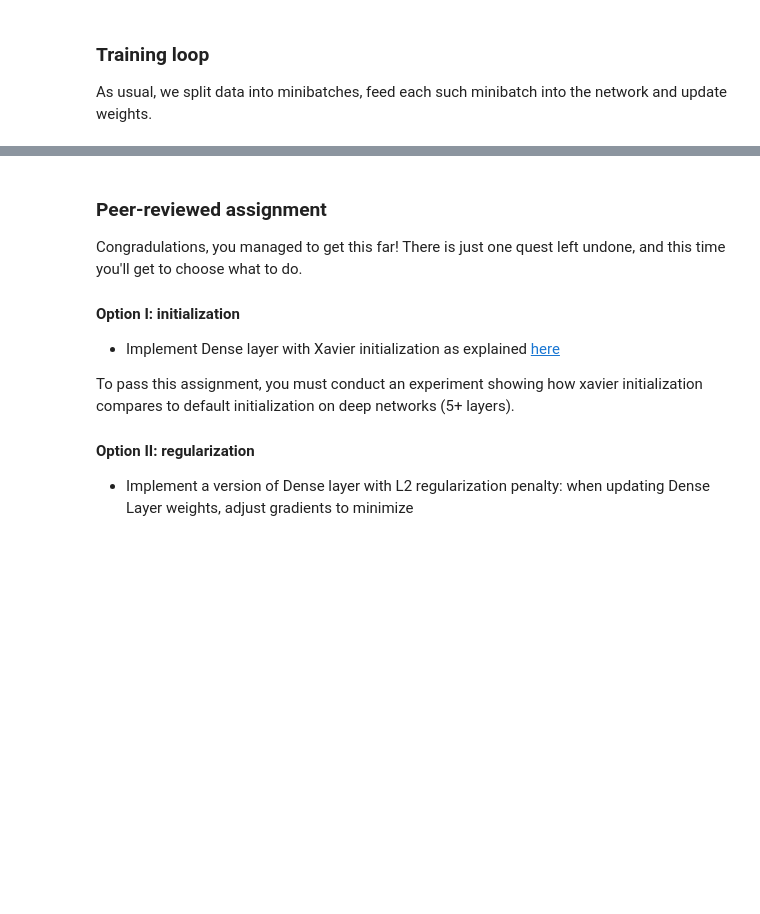
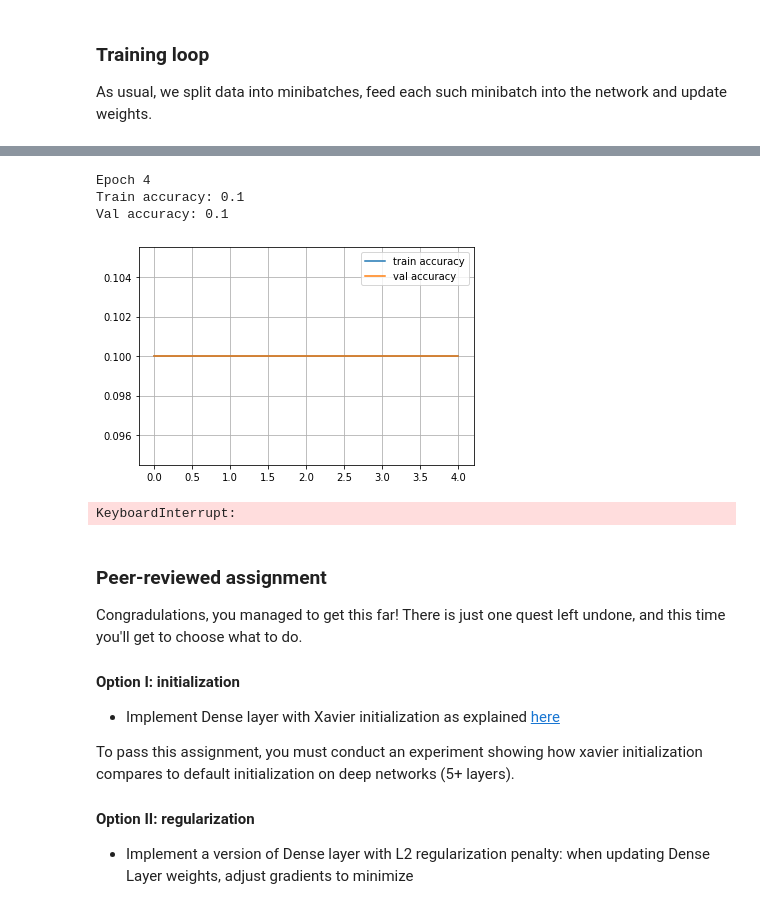
Before and after one commit to Raptor3012/Network, a Jupyter notebook: NumpyNN (honor).ipynb, the cells around one changed output, grey strips where cells are left out. Drawn from its saved outputs; the diff is of its cells as text; code cells hidden in the pictures; blank space fills up the shorter version.

```diff
--- a/NumpyNN (honor).ipynb
+++ b/NumpyNN (honor).ipynb
@@ -442,3 +536,47 @@ Val accuracy: 0.9797
+# %%
+network = []
+network.append(Dense_mod(x_train.shape[1],100))
+network.append(ReLU())
+network.append(Dense_mod(100,10))
+# %%
+def iterate_minibatches(inputs, targets, batchsize, shuffle=False):
+    assert len(inputs) == len(targets)
+    if shuffle:
+        indices = np.random.permutation(len(inputs))
+    for start_idx in tqdm_utils.tqdm_notebook_failsafe(range(0, len(inputs) - batchsize + 1, batchsize)):
+        if shuffle:
+            excerpt = indices[start_idx:start_idx + batchsize]
+        else:
+            excerpt = slice(start_idx, start_idx + batchsize)
+        yield inputs[excerpt], targets[excerpt]
+
+from IPython.display import clear_output
+train_log = []
+val_log = []
+# %%
+for epoch in range(10):
+
+    for x_batch,y_batch in iterate_minibatches(x_train,y_train,batchsize=32,shuffle=True):
+        train(network,x_batch,y_batch, epoch)
+
+    train_log.append(np.mean(predict(network,x_train)==y_train))
+    val_log.append(np.mean(predict(network,x_test)==y_test))
+
+    clear_output()
+    print("Epoch",epoch)
+    print("Train accuracy:",train_log[-1])
+    print("Val accuracy:",val_log[-1])
+    plt.plot(train_log,label='train accuracy')
+    plt.plot(val_log,label='val accuracy')
+    plt.legend(loc='best')
+    plt.grid()
+    plt.show()
+# %% [output]
+Epoch 4
+Train accuracy: 0.1
+Val accuracy: 0.1
+[figure, added]
+KeyboardInterrupt:
 # %% [markdown]
 ### Peer-reviewed assignment
 
```
Also changed, not shown: parts of 12 cells of this notebook.
